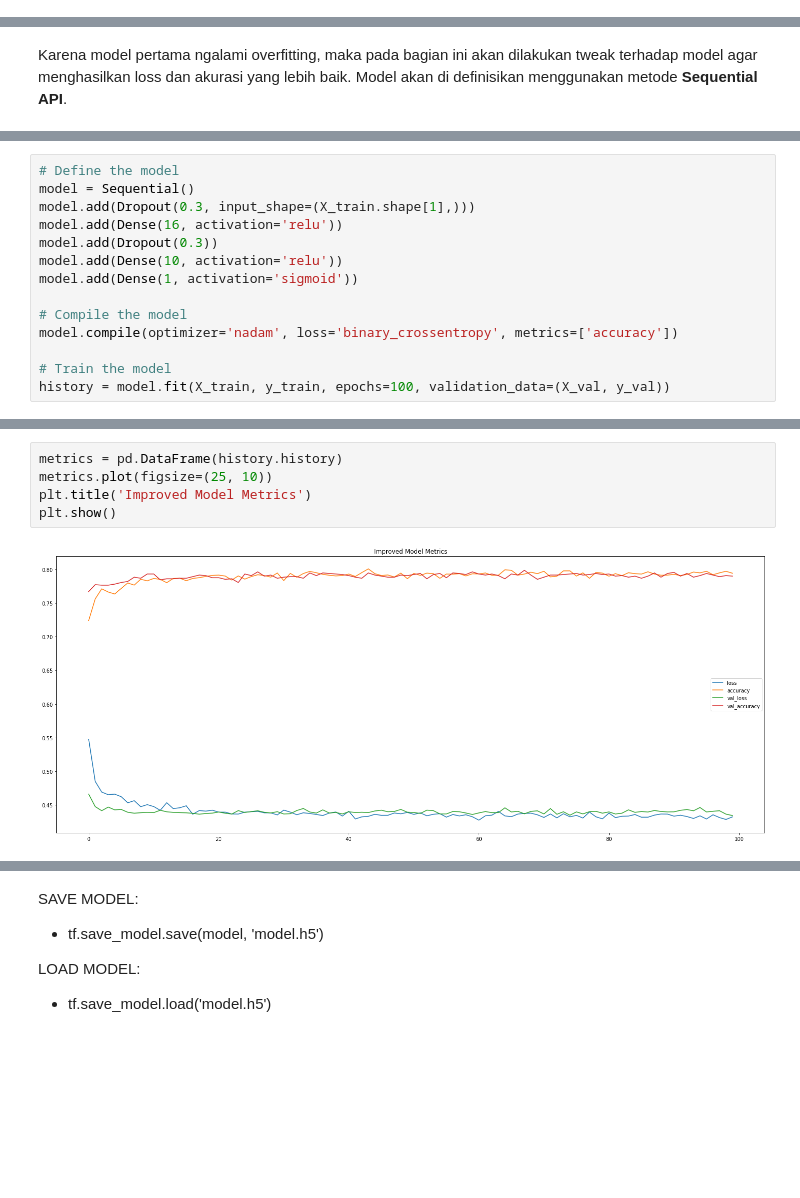
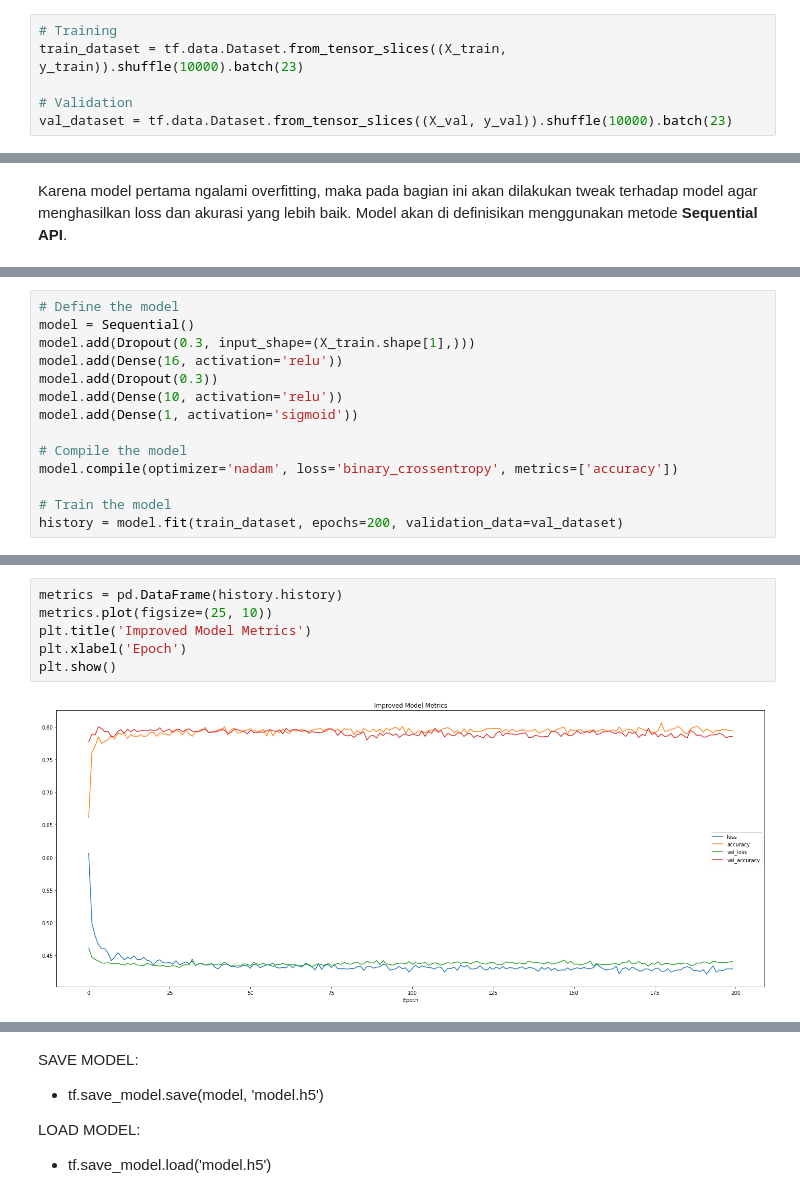
Before and after one commit to Penzragon/h8dsft_Milestone1P2, a Jupyter notebook: script.ipynb, the cells around one changed output, grey strips where cells are left out. Cells and saved outputs as stored; diff of their text form; blank space fills up the shorter version.

```diff
--- a/script.ipynb
+++ b/script.ipynb
@@ -637,3 +641,9 @@ Setelah dilakukan scaling dan encoding sekarang `X_train` dan `X_val` memiliki *
+# %%
+# Training
+train_dataset = tf.data.Dataset.from_tensor_slices((X_train, y_train)).shuffle(10000).batch(23)
+
+# Validation
+val_dataset = tf.data.Dataset.from_tensor_slices((X_val, y_val)).shuffle(10000).batch(23)
 # %% [markdown]
 ## Model Definition
 # %% [markdown]
@@ -724,5 +732,5 @@ model.add(Dense(1, activation='sigmoid'))
 model.compile(optimizer='nadam', loss='binary_crossentropy', metrics=['accuracy'])
 
 # Train the model
-history = model.fit(X_train, y_train, epochs=100, validation_data=(X_val, y_val))
+history = model.fit(train_dataset, epochs=200, validation_data=val_dataset)
 # %% [output]
@@ -746,10 +754,11 @@ Epoch 100/100
 # %%
 metrics = pd.DataFrame(history.history)
 metrics.plot(figsize=(25, 10))
 plt.title('Improved Model Metrics')
+plt.xlabel('Epoch')
 plt.show()
 # %% [output]
-[figure, old version]
+[figure, new version]
 # %%
 print('------------------Training Set------------------')
 print(classification_report(y_train, model.predict(X_train).round()))
```
Also changed, not shown: parts of 12 cells of this notebook.
